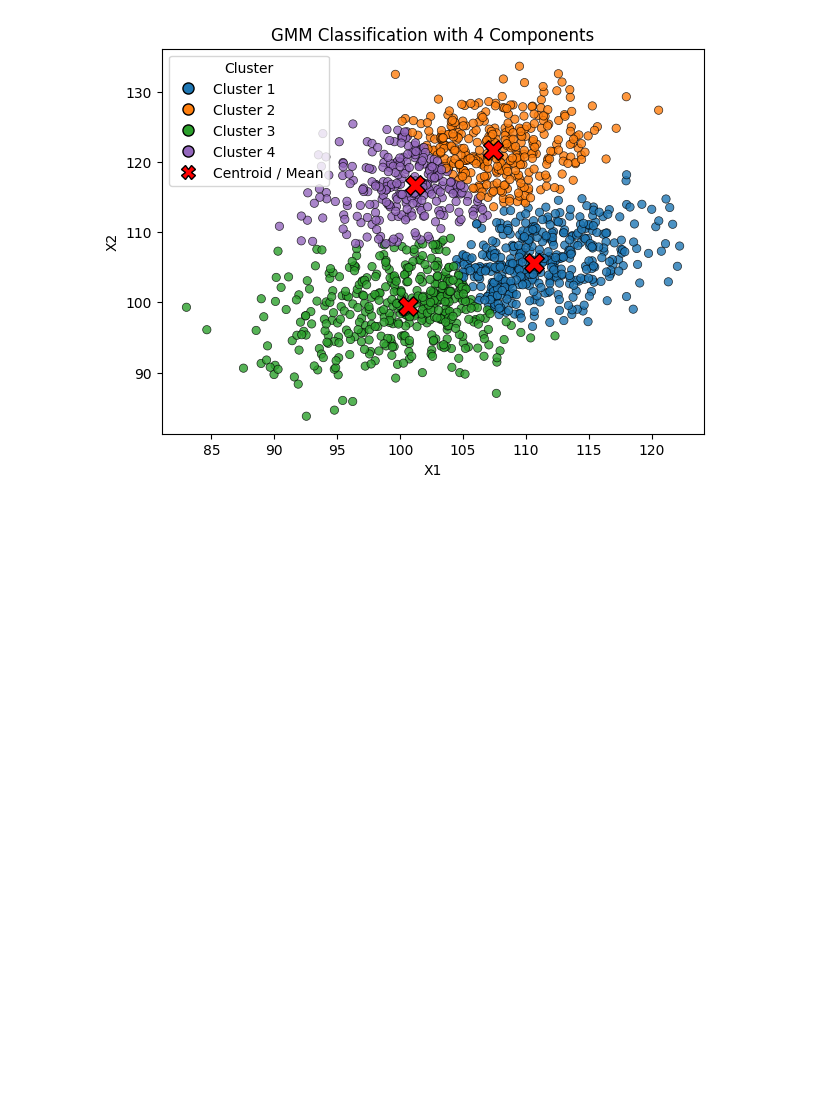
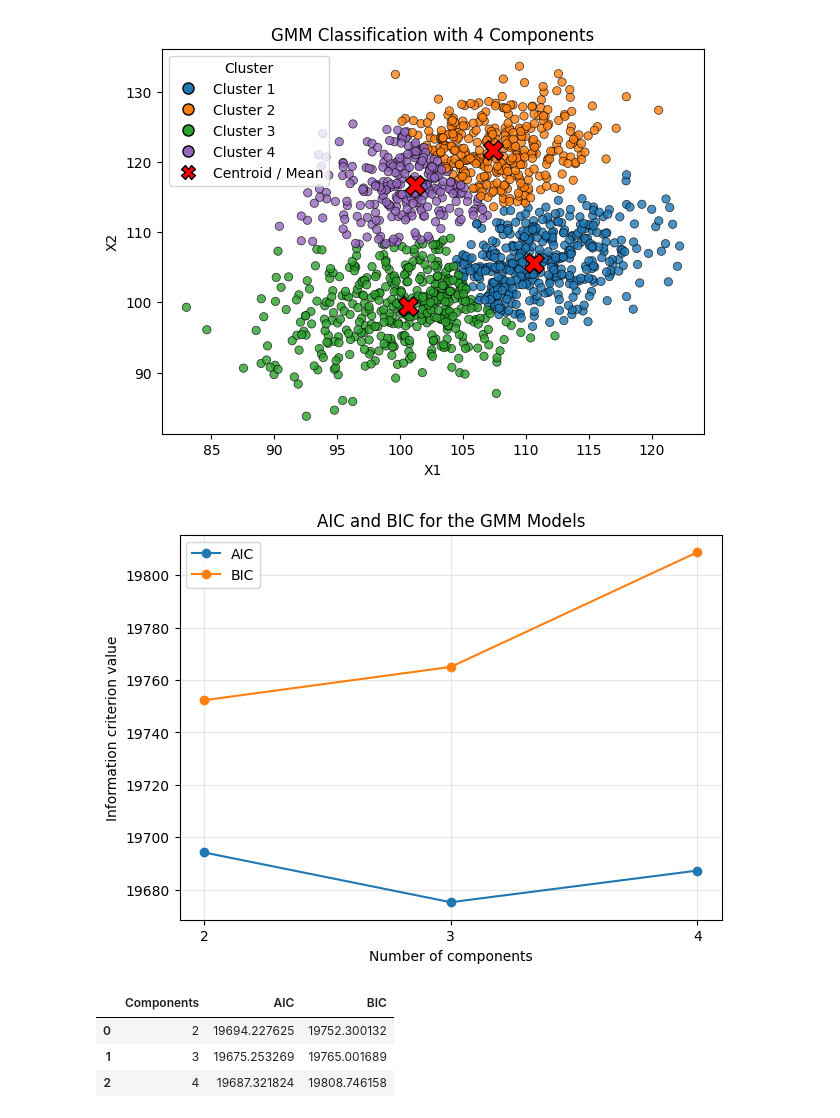
Before and after one commit to vbhaga89/MIT801_SL_Exam, a Jupyter notebook: question2.ipynb, the cells around one changed output. Saved outputs shown, nothing was run; the diff lists cells and outputs as text; code cells hidden in the pictures; blank space fills up the shorter version.

```diff
--- a/question2.ipynb
+++ b/question2.ipynb
@@ -448,6 +448,61 @@ AIC = 19687.3218
 BIC = 19808.7462
 [figure]
 [figure]
+# %%
+# Best model - plot elbow curve of AIC and BIC for all k
+
+# Create comparison dataframe from stored results
+elbow_curve_data = pd.DataFrame({
+    "Components": [
+        results_2["k"],
+        results_3["k"],
+        results_4["k"]
+    ],
+    "AIC": [
+        results_2["aic"],
+        results_3["aic"],
+        results_4["aic"]
+    ],
+    "BIC": [
+        results_2["bic"],
+        results_3["bic"],
+        results_4["bic"]
+    ]
+})
+
+plt.figure(figsize=(7, 5))
+
+plt.plot(
+    elbow_curve_data["Components"],
+    elbow_curve_data["AIC"],
+    marker="o",
+    label="AIC"
+)
+
+plt.plot(
+    elbow_curve_data["Components"],
+    elbow_curve_data["BIC"],
+    marker="o",
+    label="BIC"
+)
+
+plt.xlabel("Number of components")
+plt.ylabel("Information criterion value")
+plt.title("AIC and BIC for the GMM Models")
+plt.xticks(elbow_curve_data["Components"])
+plt.legend()
+plt.grid(True, alpha=0.3)
+
+plt.show()
+# %% [output]
+[figure, added]
+# %%
+elbow_curve_data
+# %% [output]
+|  | Components | AIC | BIC |
+| 0 | 2 | 19694.227625 | 19752.300132 |
+| 1 | 3 | 19675.253269 | 19765.001689 |
+| 2 | 4 | 19687.321824 | 19808.746158 |
 # %%
 # Hard classification comparison
 
```
Also changed, not shown: parts of 2 cells of this notebook, 1 other file.
